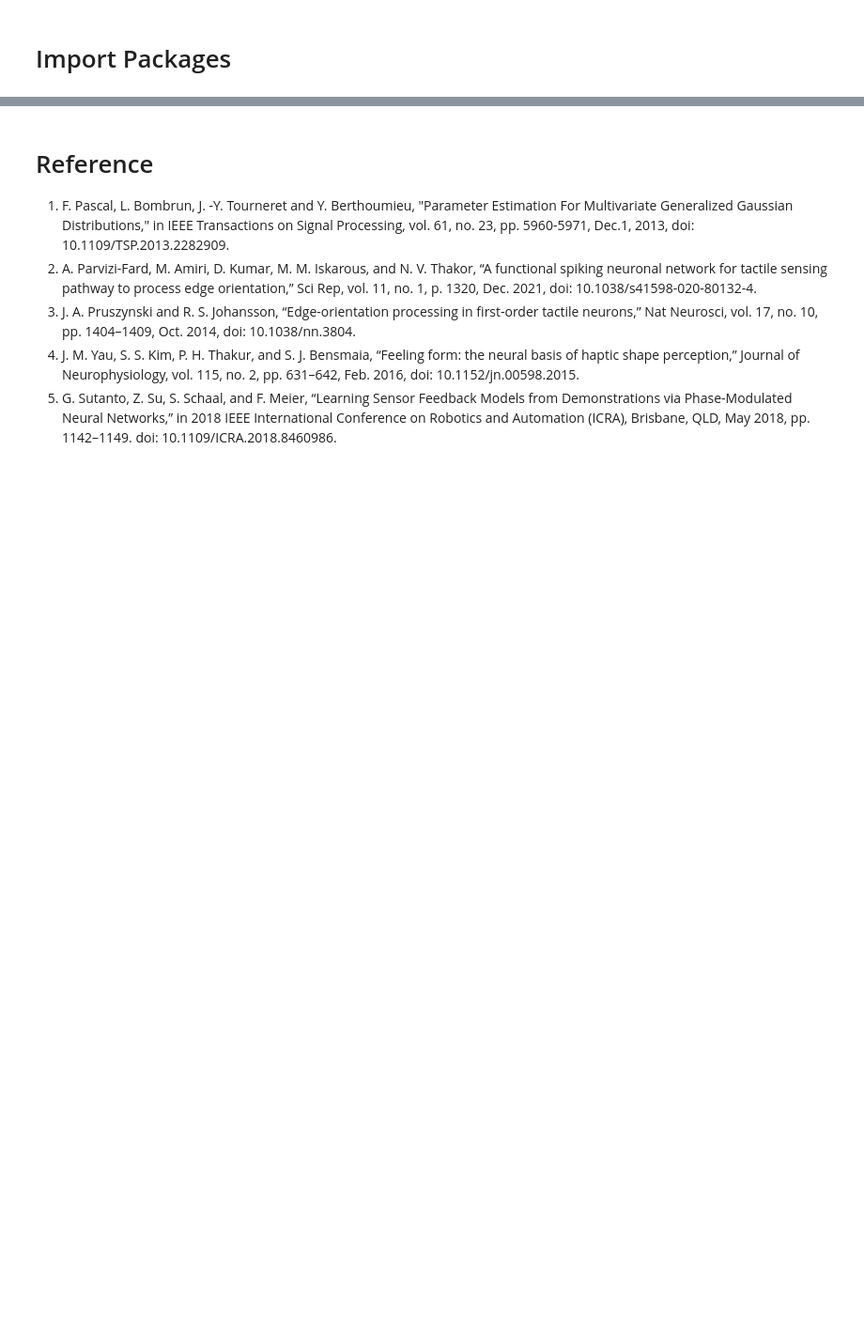
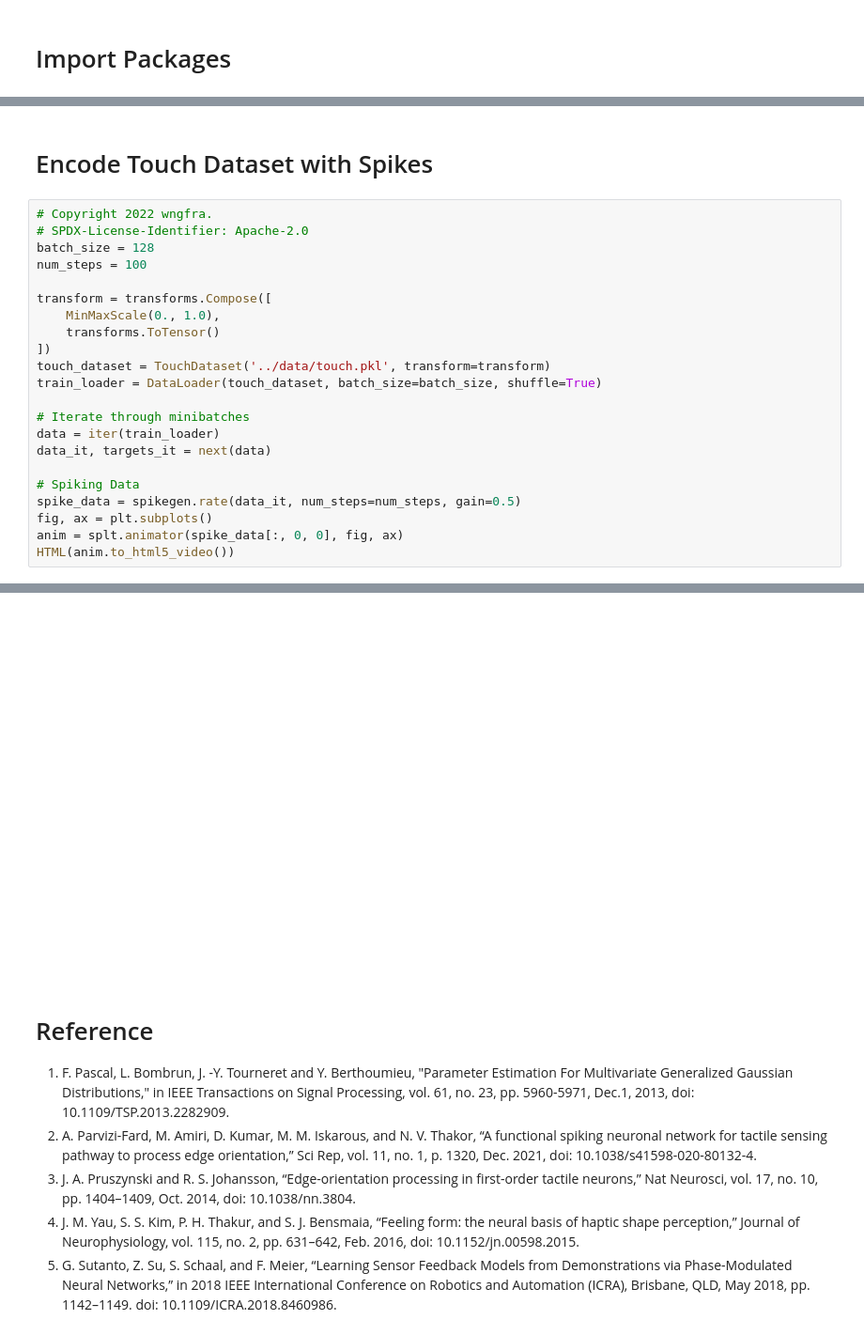
Before and after one commit to wngfra/tac3d, a Jupyter notebook: tacsense/encode.ipynb, the cells around one changed output, grey strips where cells are left out. Shown at 94% size. Saved outputs shown, nothing was run; the diff lists cells and outputs as text; blank space fills up the shorter version.

Commit message:
added pytorch spiking encoding

```diff
--- a/tacsense/encode.ipynb
+++ b/tacsense/encode.ipynb
@@ -64,0 +45,25 @@ WARNING    L1's variable 'v' has NaN, very large values, or encountered an error
+# %% [markdown]
+# Encode Touch Dataset with Spikes
+# %%
+# Copyright 2022 wngfra.
+# SPDX-License-Identifier: Apache-2.0
+batch_size = 128
+num_steps = 100
+
+transform = transforms.Compose([
+    MinMaxScale(0., 1.0),
+    transforms.ToTensor()
+])
+touch_dataset = TouchDataset('../data/touch.pkl', transform=transform)
+train_loader = DataLoader(touch_dataset, batch_size=batch_size, shuffle=True)
+
+# Iterate through minibatches
+data = iter(train_loader)
+data_it, targets_it = next(data)
+
+# Spiking Data
+spike_data = spikegen.rate(data_it, num_steps=num_steps, gain=0.5)
+fig, ax = plt.subplots()
+anim = splt.animator(spike_data[:, 0, 0], fig, ax)
+HTML(anim.to_html5_video())
+# %% [output]
@@ -65,3 +71,4 @@ WARNING    L1's variable 'v' has NaN, very large values, or encountered an error
+[figure, added]
 # %% [markdown]
 # Reference
 1. F. Pascal, L. Bombrun, J. -Y. Tourneret and Y. Berthoumieu, "Parameter Estimation For Multivariate Generalized Gaussian Distributions," in IEEE Transactions on Signal Processing, vol. 61, no. 23, pp. 5960-5971, Dec.1, 2013, doi: 10.1109/TSP.2013.2282909.
```
Also changed, not shown: parts of 5 cells of this notebook, 4 other files.
